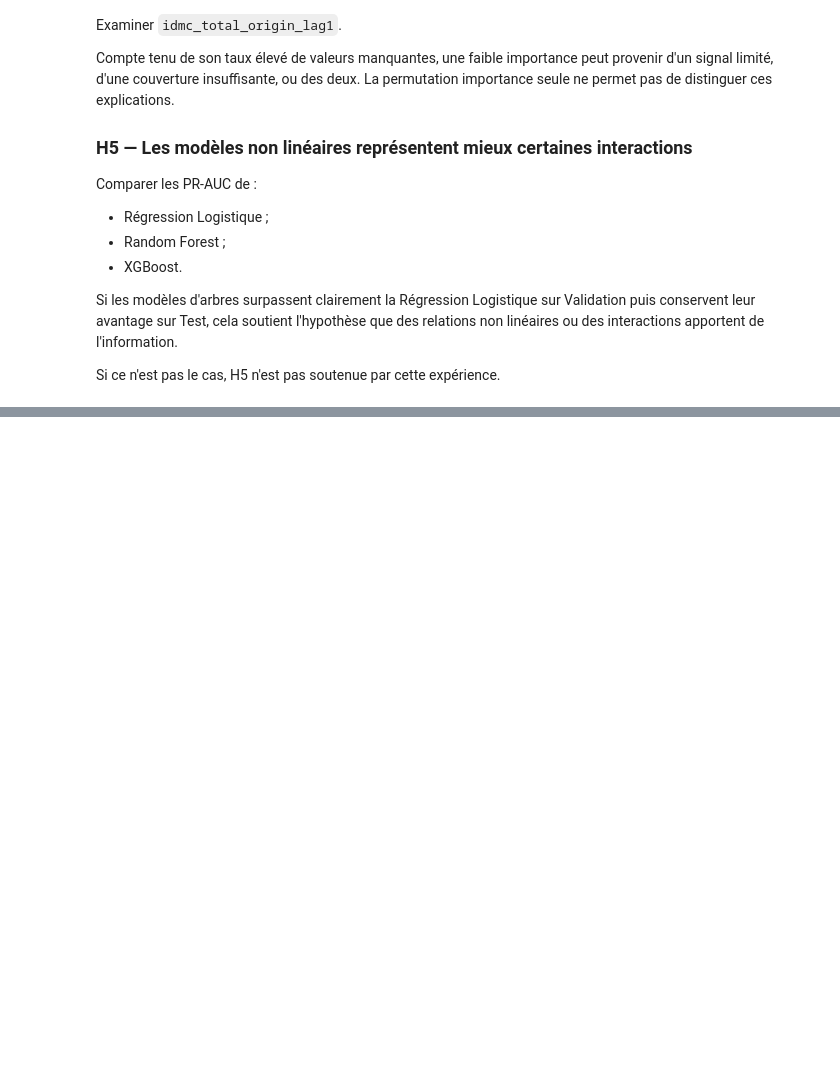
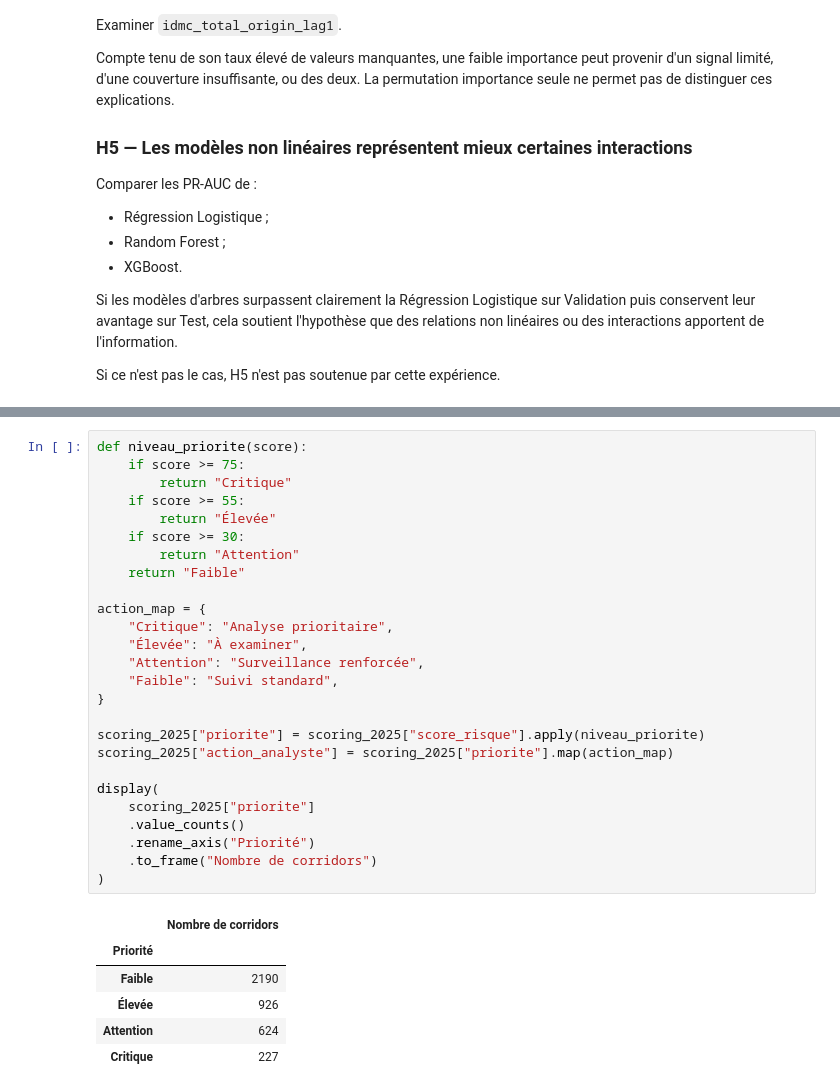
Before and after one commit to YnaPqt/Projet-UNHCR-ML, a Jupyter notebook: notebooks/Etape8_Machine_Learning.ipynb, the cells around one changed output, grey strips where cells are left out. Drawn from its saved outputs; the diff is of its cells as text; blank space fills up the shorter version.

```diff
--- a/notebooks/Etape8_Machine_Learning.ipynb
+++ b/notebooks/Etape8_Machine_Learning.ipynb
@@ -1105,0 +1254,33 @@ Le résultat du notebook devra être interprété comme un **prototype de scorin
+# %%
+def niveau_priorite(score):
+    if score >= 75:
+        return "Critique"
+    if score >= 55:
+        return "Élevée"
+    if score >= 30:
+        return "Attention"
+    return "Faible"
+
+action_map = {
+    "Critique": "Analyse prioritaire",
+    "Élevée": "À examiner",
+    "Attention": "Surveillance renforcée",
+    "Faible": "Suivi standard",
+}
+
+scoring_2025["priorite"] = scoring_2025["score_risque"].apply(niveau_priorite)
+scoring_2025["action_analyste"] = scoring_2025["priorite"].map(action_map)
+
+display(
+    scoring_2025["priorite"]
+    .value_counts()
+    .rename_axis("Priorité")
+    .to_frame("Nombre de corridors")
+)
+# %% [output]
+|  | Nombre de corridors |
+| Priorité |  |
+| Faible | 2190 |
+| Élevée | 926 |
+| Attention | 624 |
+| Critique | 227 |
```
Also changed, not shown: parts of 43 cells of this notebook, 2 other files.
